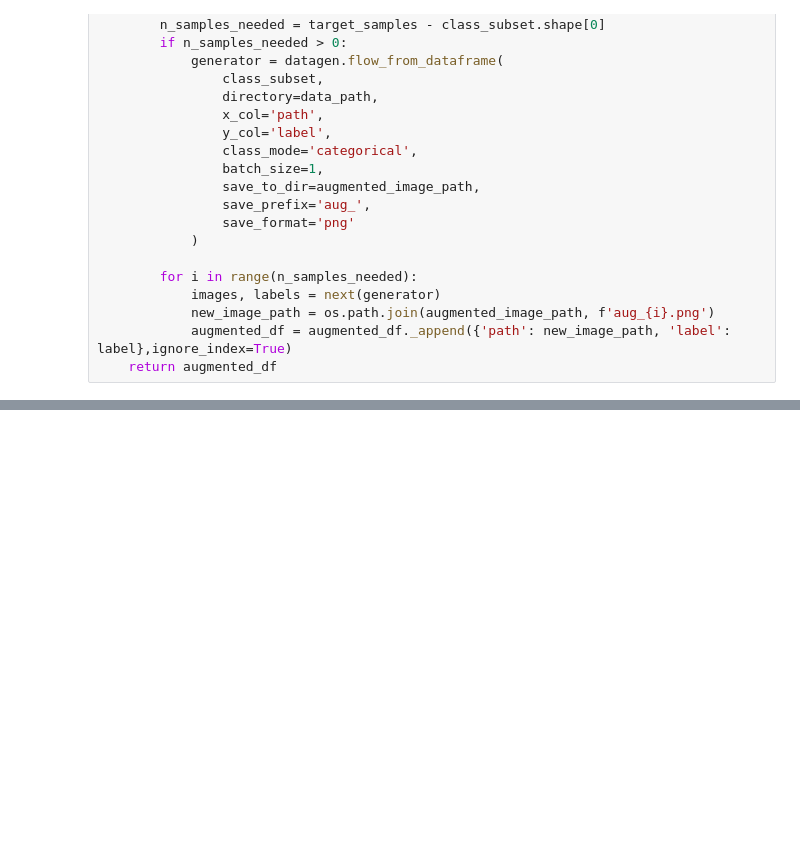
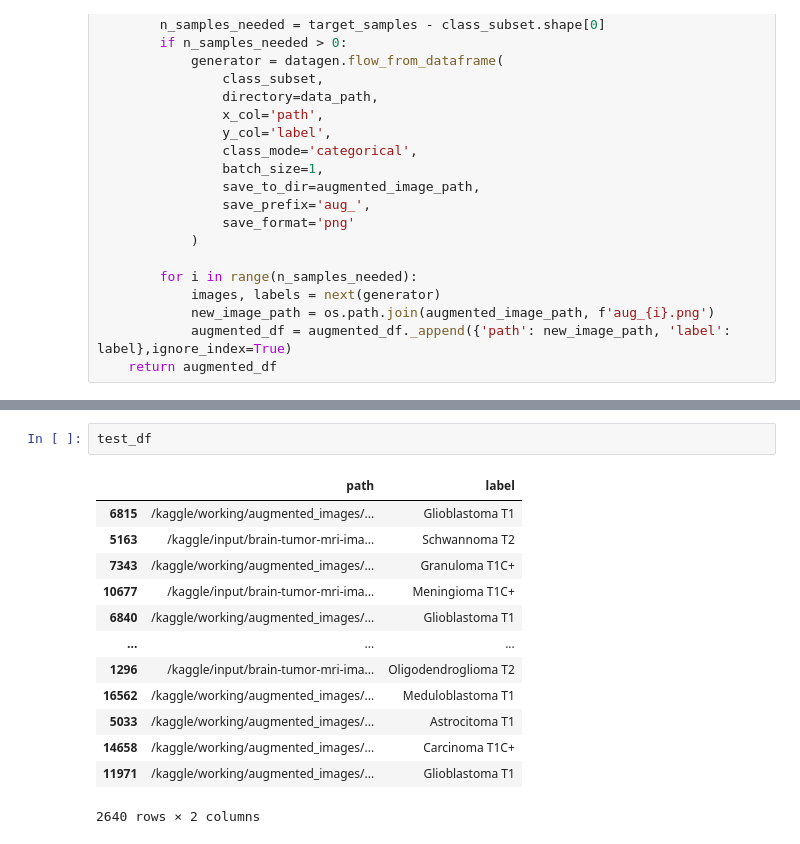
Before and after one commit to Som-III/Brain_tumor_detection_using_deep_learning, a Jupyter notebook: tumor_detection.ipynb, the cells around one changed output, grey strips where cells are left out. Saved outputs shown, nothing was run; the diff lists cells and outputs as text; blank space fills up the shorter version.

```diff
--- a/tumor_detection.ipynb
+++ b/tumor_detection.ipynb
@@ -191,0 +236,16 @@ augmented_df.head()
+# %%
+test_df
+# %% [output]
+|  | path | label |
+| 6815 | /kaggle/working/augmented_images/... | Glioblastoma T1 |
+| 5163 | /kaggle/input/brain-tumor-mri-ima... | Schwannoma T2 |
+| 7343 | /kaggle/working/augmented_images/... | Granuloma T1C+ |
+| 10677 | /kaggle/input/brain-tumor-mri-ima... | Meningioma T1C+ |
+| 6840 | /kaggle/working/augmented_images/... | Glioblastoma T1 |
+| ... | ... | ... |
+| 1296 | /kaggle/input/brain-tumor-mri-ima... | Oligodendroglioma T2 |
+| 16562 | /kaggle/working/augmented_images/... | Meduloblastoma T1 |
+| 5033 | /kaggle/working/augmented_images/... | Astrocitoma T1 |
+| 14658 | /kaggle/working/augmented_images/... | Carcinoma T1C+ |
+| 11971 | /kaggle/working/augmented_images/... | Glioblastoma T1 |
+2640 rows × 2 columns
```
Also changed, not shown: parts of 20 cells of this notebook.
